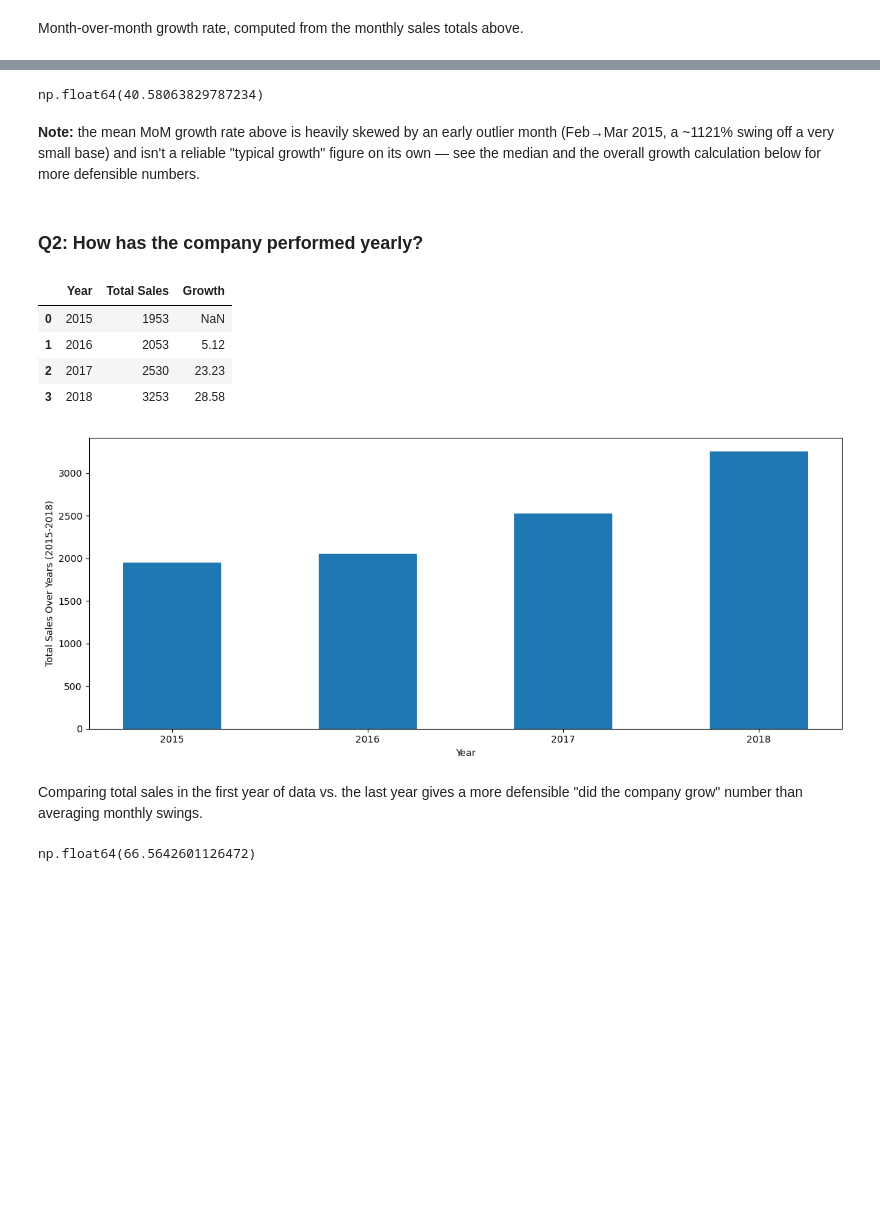
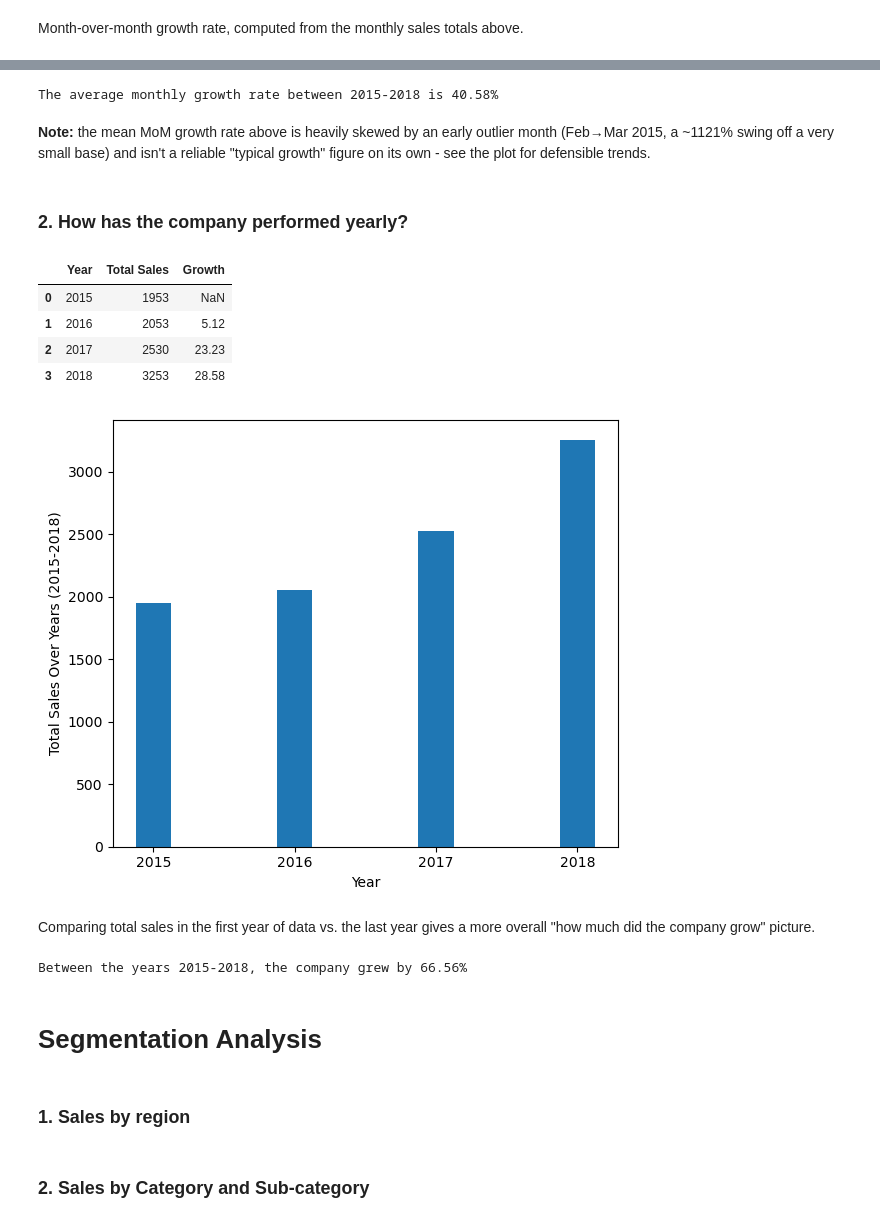
Before and after one commit to ksftima/super-store, a Jupyter notebook: eda.ipynb, the cells around one changed output, grey strips where cells are left out. Cells and saved outputs as stored; diff of their text form; code cells hidden in the pictures; blank space fills up the shorter version.

Commit message:
Revising overall performance

```diff
--- a/eda.ipynb
+++ b/eda.ipynb
@@ -181,12 +164,13 @@ monthly_sales
-# %%
-average = monthly_sales['Growth'].mean()
-average
-# %% [output]
-np.float64(40.58063829787234)
+# %%
+# averaging monthly growth
+average = monthly_sales['Growth'].mean()
+print(f'The average monthly growth rate between 2015-2018 is {average:.2f}%')
+# %% [output]
+The average monthly growth rate between 2015-2018 is 40.58%
 # %% [markdown]
-**Note:** the mean MoM growth rate above is heavily skewed by an early outlier month (Feb→Mar 2015, a ~1121% swing off a very small base) and isn't a reliable "typical growth" figure on its own — see the median and the overall growth calculation below for more defensible numbers.
+**Note:** the mean MoM growth rate above is heavily skewed by an early outlier month (Feb→Mar 2015, a ~1121% swing off a very small base) and isn't a reliable "typical growth" figure on its own - see the plot for defensible trends.
 # %% [markdown]
-### Q2: How has the company performed yearly?
+### 2. How has the company performed yearly?
 # %%
 # year-to-year growth rate
 yearly_sales = sales_data.groupby(sales_data['Order Date'].dt.year.rename('Year'))['Sales'].count()
@@ -203,22 +187,28 @@ yearly_sales
 | 2 | 2017 | 2530 | 23.23 |
 | 3 | 2018 | 3253 | 28.58 |
 # %%
-plt.figure(figsize=(12,5))
-plt.bar(yearly_sales['Year'],yearly_sales['Total Sales'], width=0.5)
+plt.figure(figsize=(6,5))
+plt.bar(yearly_sales['Year'],yearly_sales['Total Sales'], width=0.25)
 plt.xlabel('Year')
 plt.ylabel('Total Sales Over Years (2015-2018)')
 plt.xticks(yearly_sales['Year'])
 plt.tight_layout()
 plt.show()
 # %% [output]
-[figure, old version]
+[figure, new version]
 # %% [markdown]
-Comparing total sales in the first year of data vs. the last year gives a more defensible "did the company grow" number than averaging monthly swings.
+Comparing total sales in the first year of data vs. the last year gives a more overall "how much did the company grow" picture.
 # %%
 first_year_sales = yearly_sales.iloc[0]['Total Sales']
 last_year_sales = yearly_sales.iloc[-1]['Total Sales']
 
 overall_growth = (last_year_sales - first_year_sales) / first_year_sales * 100
-overall_growth
+print(f'Between the years 2015-2018, the company grew by {overall_growth:.2f}%')
 # %% [output]
-np.float64(66.5642601126472)
+Between the years 2015-2018, the company grew by 66.56%
+# %% [markdown]
+# Segmentation Analysis
+# %% [markdown]
+### 1. Sales by region
+# %% [markdown]
+### 2. Sales by Category and Sub-category
```
Also changed, not shown: parts of 7 cells of this notebook.
